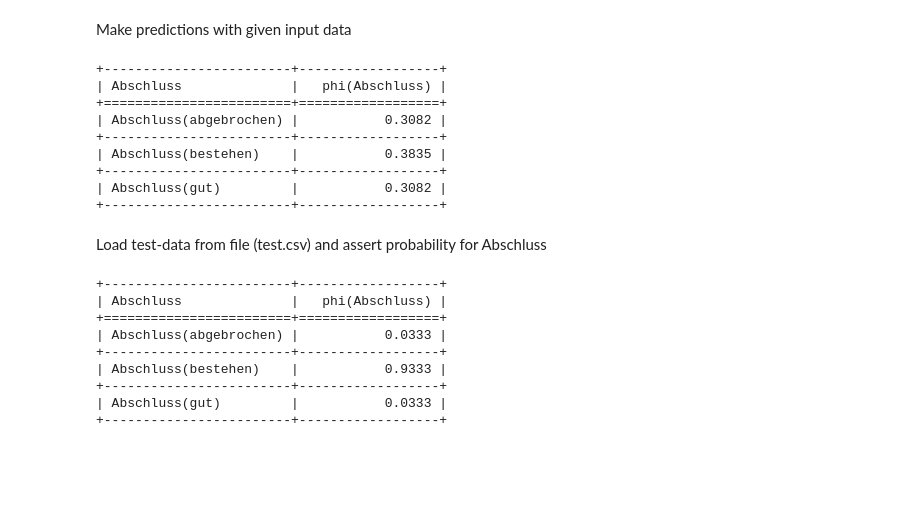
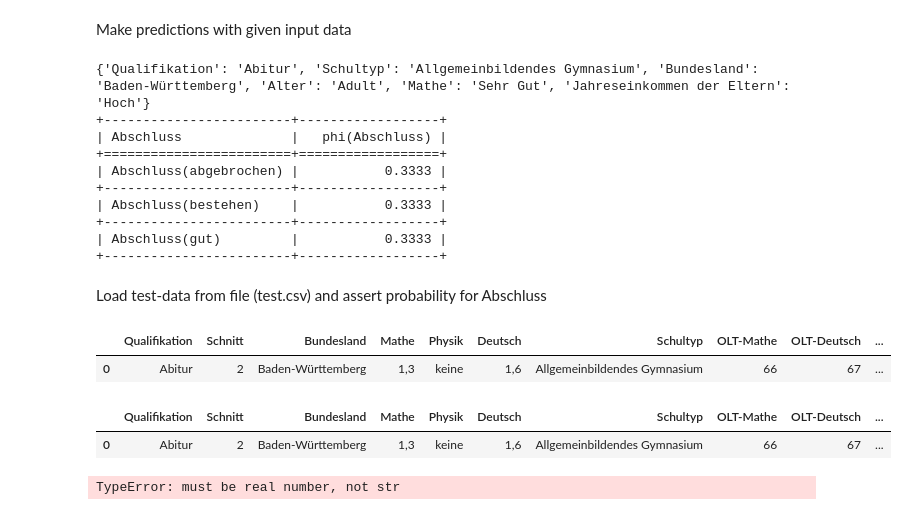
Before and after one commit to RauschRobin/Programmentwurf_Prob1_GrundlagenKuenstlicherIntelligenz, a Jupyter notebook: DS_PROB_1/BayesNetz.ipynb, the cells around one changed output. Saved outputs shown, nothing was run; the diff lists cells and outputs as text; code cells hidden in the pictures; blank space fills up the shorter version.

```diff
--- a/DS_PROB_1/BayesNetz.ipynb
+++ b/DS_PROB_1/BayesNetz.ipynb
@@ -298,67 +318,37 @@ evidence = {
 
 # Use Variable Elimination to make predictions
 infer = VariableElimination(G)
+print(evidence)
 q = infer.query(variables=[Absch], evidence=evidence)
 print(q)
 # %% [output]
+{'Qualifikation': 'Abitur', 'Schultyp': 'Allgemeinbildendes Gymnasium', 'Bundesland': 'Baden-Württemberg', 'Alter': 'Adult', 'Mathe': 'Sehr Gut', 'Jahreseinkommen der Eltern': 'Hoch'}
 +------------------------+------------------+
 | Abschluss              |   phi(Abschluss) |
 +========================+==================+
-| Abschluss(abgebrochen) |           0.3082 |
+| Abschluss(abgebrochen) |           0.3333 |
 +------------------------+------------------+
-| Abschluss(bestehen)    |           0.3835 |
+| Abschluss(bestehen)    |           0.3333 |
 +------------------------+------------------+
-| Abschluss(gut)         |           0.3082 |
+| Abschluss(gut)         |           0.3333 |
 +------------------------+------------------+
 # %% [markdown]
 Load test-data from file (test.csv) and assert probability for Abschluss
-# %%
-test_data = pd.read_csv('test.csv', sep=';',dtype={
-    Quali: 'string'
-})
-
-# Define data types for numerical columns
-numerical_columns = [S, M, D, P, OLTM, OLTD, SFT, A, JEDE]
-values = [S, M, D, P]
-
-#Change a Komma to a dot to convert values
-for column in values:
-    test_data[column] = test_data[column].str.replace(",",".")
-
-for column in numerical_columns:
-    test_data.loc[:, column] = pd.to_numeric(
-        test_data[column], errors="coerce"
-    )
-
-# Handle missing values in categorical columns
-categorical_columns = [Quali, BL, ST, Geschl, SB, SG]
-for column in categorical_columns:
-    # Replace missing values with the most frequent category
-    test_data.loc[:, column].fillna(test_data[column].mode()[0], inplace=True)
-
-test_data[A] = map_age(test_data[A][0])
-
-grades = [M, D, P, S]
-
-for grade in grades:
-    test_data[grade] = map_grade(test_data[grade][0])
-
-test_data[OLTD] = map_olt(test_data[OLTD][0])
-test_data[OLTM] = map_olt(test_data[OLTM][0])
-test_data[SFT] = map_sft(test_data[SFT][0])
-test_data[JEDE] = map_jede(test_data[JEDE][0])
-
-# Use Variable Elimination to make prediction
-infer = VariableElimination(G)
-q = infer.query(variables=[Absch], evidence=test_data.to_dict(orient='records')[0])
-print(q)
-# %% [output]
-+------------------------+------------------+
-| Abschluss              |   phi(Abschluss) |
-+========================+==================+
-| Abschluss(abgebrochen) |           0.0333 |
-+------------------------+------------------+
-| Abschluss(bestehen)    |           0.9333 |
-+------------------------+------------------+
-| Abschluss(gut)         |           0.0333 |
-+------------------------+------------------+
+# %%
+test_data = pd.read_csv('test.csv', sep=';',dtype={
+    Quali: 'string'
+})
+
+test_data = parse_df(test_data)
+test_data = transform_data(test_data)
+
+# Use Variable Elimination to make prediction
+infer = VariableElimination(G)
+q = infer.query(variables=[Absch], evidence=test_data.to_dict(orient='records')[0])
+print(q)
+# %% [output]
+|  | Qualifikation | Schnitt | Bundesland | Mathe | Physik | Deutsch | Schultyp | OLT-Mathe | OLT-Deutsch | ... |
+| 0 | Abitur | 2 | Baden-Württemberg | 1,3 | keine | 1,6 | Allgemeinbildendes Gymnasium | 66 | 67 | ... |
+|  | Qualifikation | Schnitt | Bundesland | Mathe | Physik | Deutsch | Schultyp | OLT-Mathe | OLT-Deutsch | ... |
+| 0 | Abitur | 2 | Baden-Württemberg | 1,3 | keine | 1,6 | Allgemeinbildendes Gymnasium | 66 | 67 | ... |
+TypeError: must be real number, not str
```
Also changed, not shown: parts of 18 cells of this notebook, 1 other file.
